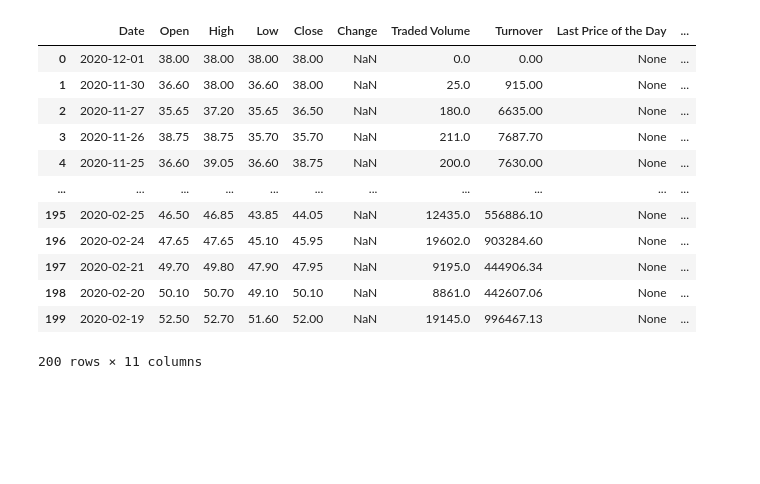
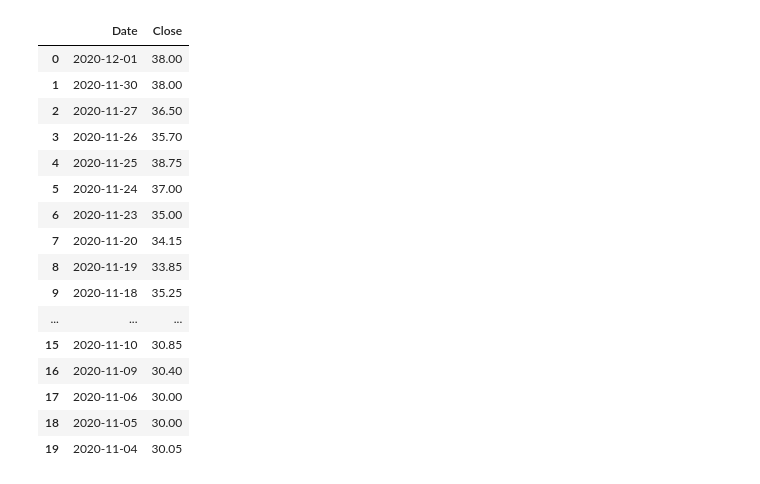
Before and after one commit to avichbe/python-amusement, a Jupyter notebook: home_assignment.ipynb, the cells around one changed output. Drawn from its saved outputs; the diff is of its cells as text; code cells hidden in the pictures; blank space fills up the shorter version.

```diff
--- a/home_assignment.ipynb
+++ b/home_assignment.ipynb
@@ -3,29 +3,38 @@
 # %%
 import requests as req
 import pandas as pd
 import json
 import matplotlib.pyplot as plt
 import datetime
+import numpy as np
+from sklearn.linear_model import LinearRegression
+from datetime import datetime
 
-# loading the json file from the given URL, need some re-arengemte before import it to DF.
+
+# Q1 - loading the json file from the given URL, need some re-arengemte before import it to DF.
 url = "https://www.quandl.com/api/v3/datasets/FSE/BDT_X"
 data = req.get(url).json()
 colunms = data['dataset']["column_names"]
 df = pd.DataFrame.from_dict(data['dataset']['data'])
 df.columns = colunms
-df = df.head(200)
-df
+
+df = df[['Date', 'Close']] #return DF with the intersting values
+df['Date'] = pd.to_datetime(df['Date']) #convert the string to dateTime
 # %% [output]
-|  | Date | Open | High | Low | Close | Change | Traded Volume | Turnover | Last Price of the Day | ... |
-| 0 | 2020-12-01 | 38.00 | 38.00 | 38.00 | 38.00 | NaN | 0.0 | 0.00 | None | ... |
-| 1 | 2020-11-30 | 36.60 | 38.00 | 36.60 | 38.00 | NaN | 25.0 | 915.00 | None | ... |
-| 2 | 2020-11-27 | 35.65 | 37.20 | 35.65 | 36.50 | NaN | 180.0 | 6635.00 | None | ... |
-| 3 | 2020-11-26 | 38.75 | 38.75 | 35.70 | 35.70 | NaN | 211.0 | 7687.70 | None | ... |
-| 4 | 2020-11-25 | 36.60 | 39.05 | 36.60 | 38.75 | NaN | 200.0 | 7630.00 | None | ... |
-| ... | ... | ... | ... | ... | ... | ... | ... | ... | ... | ... |
-| 195 | 2020-02-25 | 46.50 | 46.85 | 43.85 | 44.05 | NaN | 12435.0 | 556886.10 | None | ... |
-| 196 | 2020-02-24 | 47.65 | 47.65 | 45.10 | 45.95 | NaN | 19602.0 | 903284.60 | None | ... |
-| 197 | 2020-02-21 | 49.70 | 49.80 | 47.90 | 47.95 | NaN | 9195.0 | 444906.34 | None | ... |
-| 198 | 2020-02-20 | 50.10 | 50.70 | 49.10 | 50.10 | NaN | 8861.0 | 442607.06 | None | ... |
-| 199 | 2020-02-19 | 52.50 | 52.70 | 51.60 | 52.00 | NaN | 19145.0 | 996467.13 | None | ... |
+|  | Date | Close |
+| 0 | 2020-12-01 | 38.00 |
+| 1 | 2020-11-30 | 38.00 |
+| 2 | 2020-11-27 | 36.50 |
+| 3 | 2020-11-26 | 35.70 |
+| 4 | 2020-11-25 | 38.75 |
+| 5 | 2020-11-24 | 37.00 |
+| 6 | 2020-11-23 | 35.00 |
+| 7 | 2020-11-20 | 34.15 |
+| 8 | 2020-11-19 | 33.85 |
+| 9 | 2020-11-18 | 35.25 |
+| ... | ... | ... |
+| 15 | 2020-11-10 | 30.85 |
+| 16 | 2020-11-09 | 30.40 |
+| 17 | 2020-11-06 | 30.00 |
+| 18 | 2020-11-05 | 30.00 |
+| 19 | 2020-11-04 | 30.05 |
-200 rows × 11 columns
```
Also changed, not shown: parts of 11 cells of this notebook.
